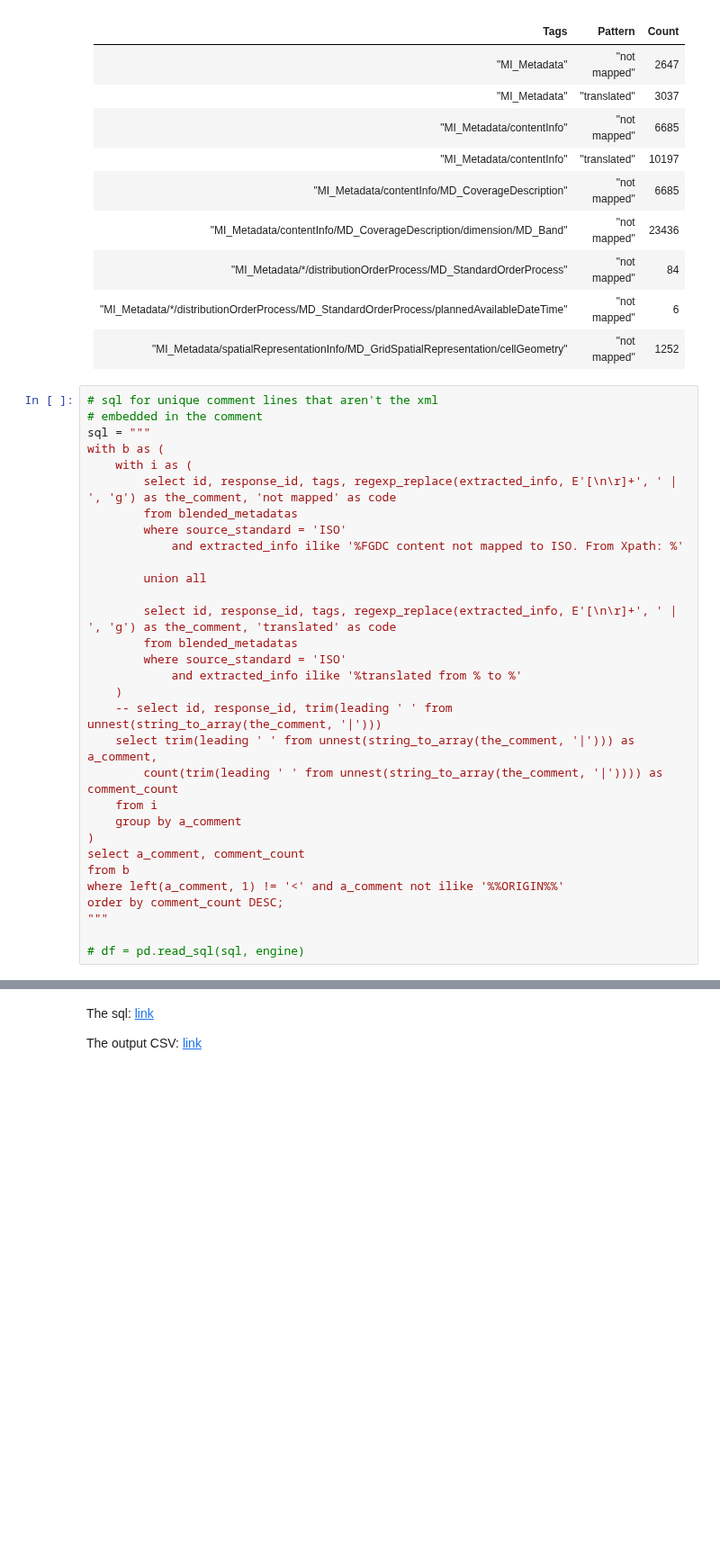
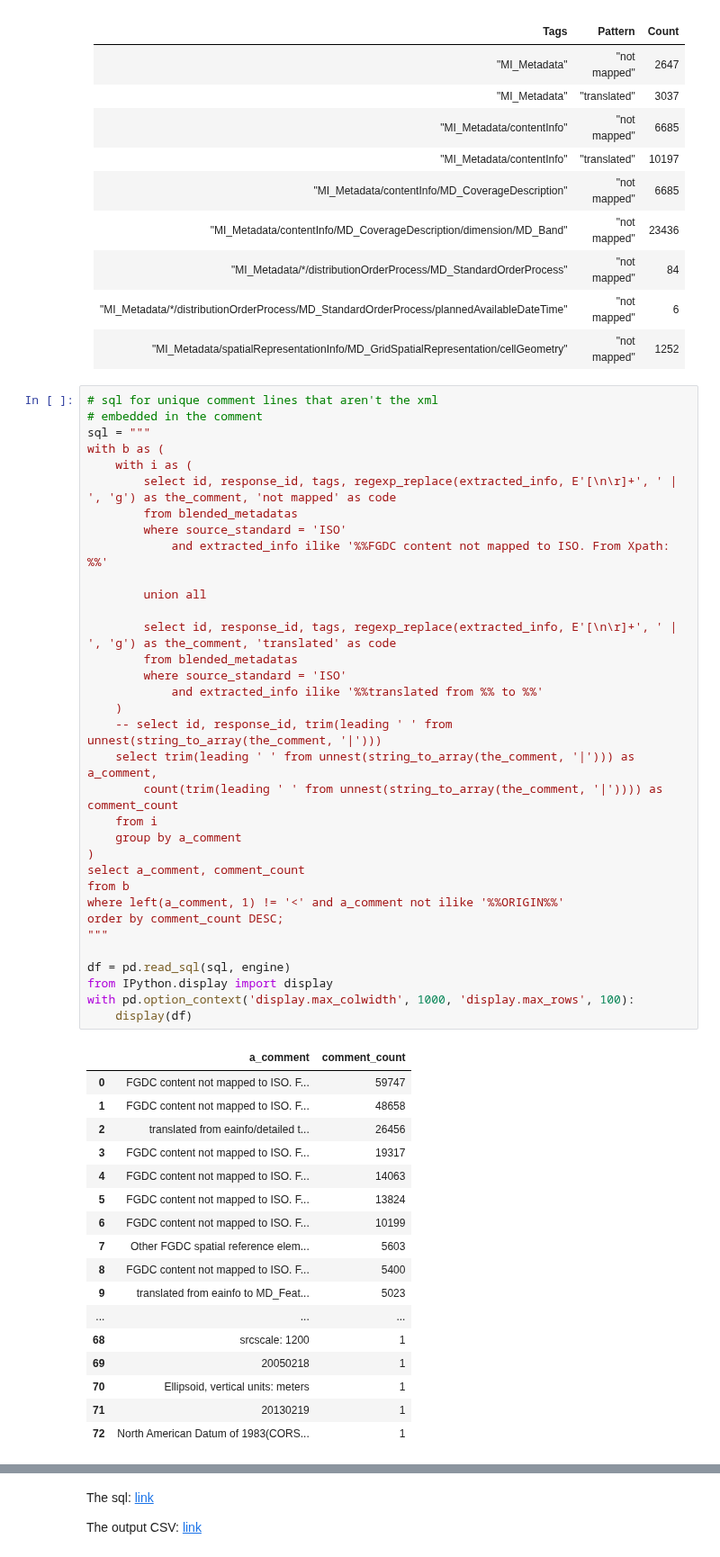
Before and after one commit to b-cube/Response-Identification-Info, a Jupyter notebook: notebooks/Analysis - Blended Metadata.ipynb, the cells around one changed output, grey strips where cells are left out. Shown at 90% size. Drawn from its saved outputs; the diff is of its cells as text; blank space fills up the shorter version.

Commit message:
fgdc comments, unique lines

```diff
--- a/notebooks/Analysis - Blended Metadata.ipynb
+++ b/notebooks/Analysis - Blended Metadata.ipynb
@@ -217,31 +217,52 @@ The output CSV: [link]()
 # %%
 # sql for unique comment lines that aren't the xml
 # embedded in the comment
 sql = """
 with b as (
     with i as (
         select id, response_id, tags, regexp_replace(extracted_info, E'[\n\r]+', ' | ', 'g') as the_comment, 'not mapped' as code
         from blended_metadatas
         where source_standard = 'ISO'
-            and extracted_info ilike '%FGDC content not mapped to ISO. From Xpath: %'
+            and extracted_info ilike '%%FGDC content not mapped to ISO. From Xpath: %%'
 
         union all
 
         select id, response_id, tags, regexp_replace(extracted_info, E'[\n\r]+', ' | ', 'g') as the_comment, 'translated' as code
         from blended_metadatas
         where source_standard = 'ISO'
-            and extracted_info ilike '%translated from % to %'
+            and extracted_info ilike '%%translated from %% to %%'
     )
     -- select id, response_id, trim(leading ' ' from unnest(string_to_array(the_comment, '|')))
     select trim(leading ' ' from unnest(string_to_array(the_comment, '|'))) as a_comment,
         count(trim(leading ' ' from unnest(string_to_array(the_comment, '|')))) as comment_count
     from i
     group by a_comment
 )
 select a_comment, comment_count
 from b
 where left(a_comment, 1) != '<' and a_comment not ilike '%%ORIGIN%%'
 order by comment_count DESC;
 """
 
-# df = pd.read_sql(sql, engine)
+df = pd.read_sql(sql, engine)
+from IPython.display import display
+with pd.option_context('display.max_colwidth', 1000, 'display.max_rows', 100):
+    display(df)
+# %% [output]
+|  | a_comment | comment_count |
+| 0 | FGDC content not mapped to ISO. F... | 59747 |
+| 1 | FGDC content not mapped to ISO. F... | 48658 |
+| 2 | translated from eainfo/detailed t... | 26456 |
+| 3 | FGDC content not mapped to ISO. F... | 19317 |
+| 4 | FGDC content not mapped to ISO. F... | 14063 |
+| 5 | FGDC content not mapped to ISO. F... | 13824 |
+| 6 | FGDC content not mapped to ISO. F... | 10199 |
+| 7 | Other FGDC spatial reference elem... | 5603 |
+| 8 | FGDC content not mapped to ISO. F... | 5400 |
+| 9 | translated from eainfo to MD_Feat... | 5023 |
+| ... | ... | ... |
+| 68 | srcscale: 1200 | 1 |
+| 69 | 20050218 | 1 |
+| 70 | Ellipsoid, vertical units: meters | 1 |
+| 71 | 20130219 | 1 |
+| 72 | North American Datum of 1983(CORS... | 1 |
```
Also changed, not shown: parts of 3 cells of this notebook, 3 other files.
